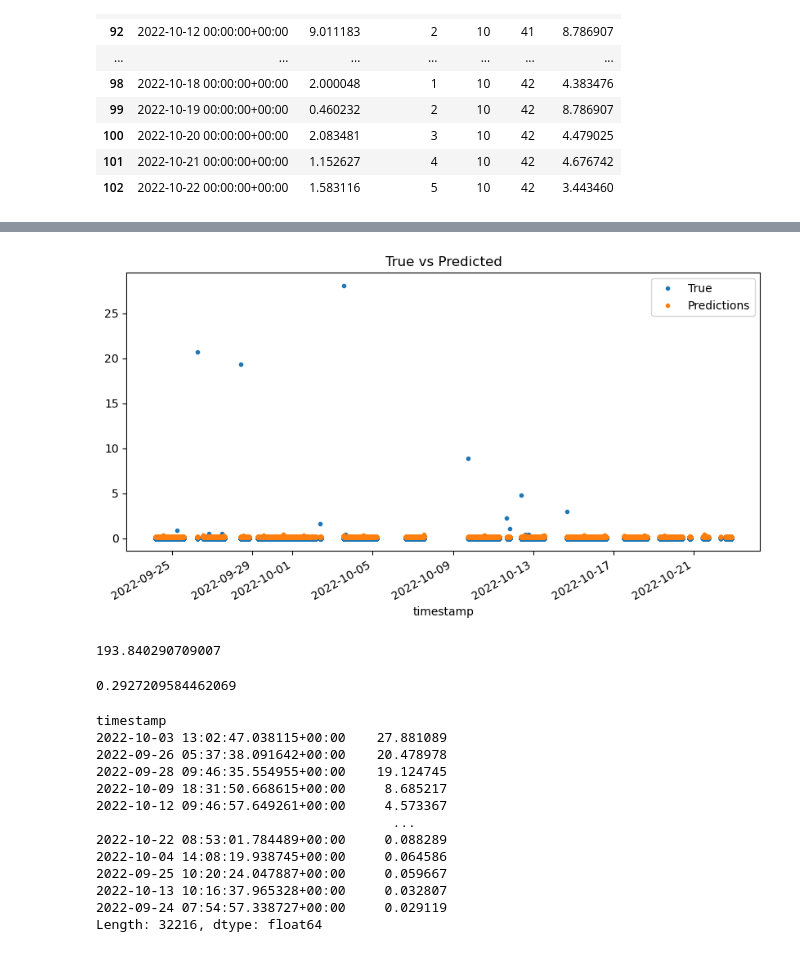
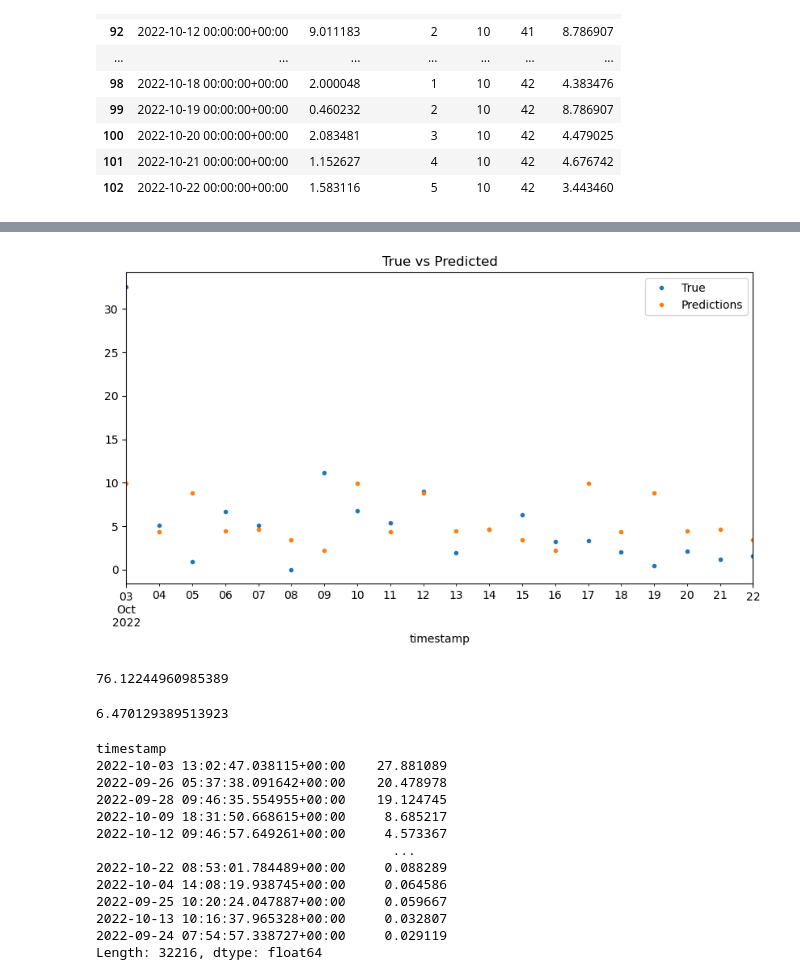
Before and after one commit to Oluwajuwon-O/project_notebooks, a Jupyter notebook: Forecasting with Xgboost.ipynb, the cells around one changed output, grey strips where cells are left out. Saved outputs shown, nothing was run; the diff lists cells and outputs as text; code cells hidden in the pictures.

```diff
--- a/Forecasting with Xgboost.ipynb
+++ b/Forecasting with Xgboost.ipynb
@@ -250,6 +250,3 @@ test
 | 100 | 2022-10-20 00:00:00+00:00 | 2.083481 | 3 | 10 | 42 | 4.479025 |
 | 101 | 2022-10-21 00:00:00+00:00 | 1.152627 | 4 | 10 | 42 | 4.676742 |
 | 102 | 2022-10-22 00:00:00+00:00 | 1.583116 | 5 | 10 | 42 | 3.443460 |
-# %%
-test_energy = test.set_index('timestamp')['energy']
-test_energy
@@ -275,12 +254,12 @@ Name: energy, dtype: float64
 test_energy = test.set_index('timestamp')['energy'].copy()
 predictions = test.set_index('timestamp')['predictions'].copy()
 # %%
-ax = test.plot(style ='.',figsize=(10,5))
+ax = test_energy.plot(style ='.',figsize=(10,5))
 predictions.plot(ax=ax, style='.')
 plt.legend(['True','Predictions'])
 plt.title('True vs Predicted');
 # %% [output]
-[figure, old version]
+[figure, new version]
 # %%
 def mean_absolute_percentage_error(y_true, y_pred):
     y_true, y_pred = np.array(y_true), np.array(y_pred)
@@ -290,13 +269,13 @@ def smape(A, F):
 # %%
 smape(test_energy,predictions)
 # %% [output]
-193.840290709007
+76.12244960985389
 # %%
 from sklearn.metrics import mean_squared_error
 
 np.sqrt(mean_squared_error(test_energy,predictions))
 # %% [output]
-0.2927209584462069
+6.470129389513923
 # %%
 np.abs(test_energy - predictions).sort_values(ascending=False)
 # %% [output]
```
Also changed, not shown: parts of 1 cell of this notebook.
